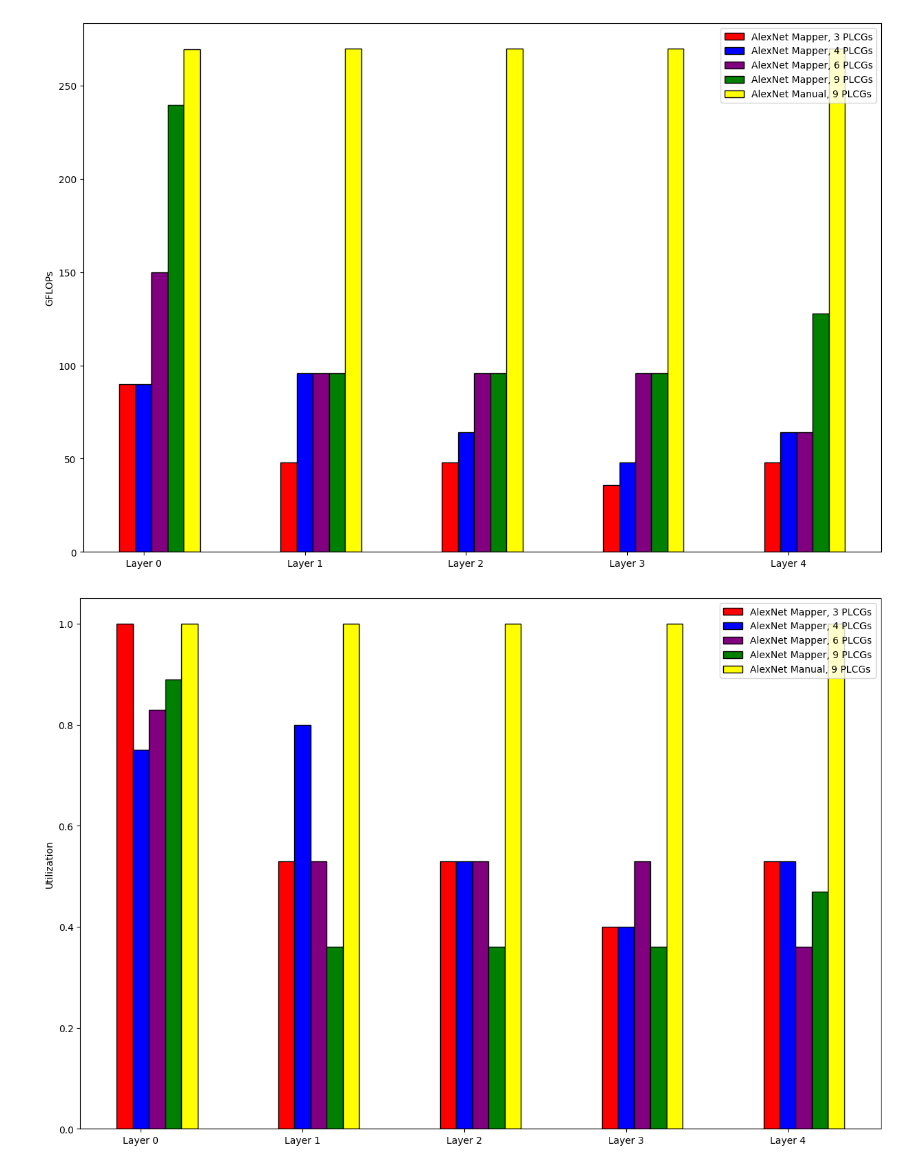
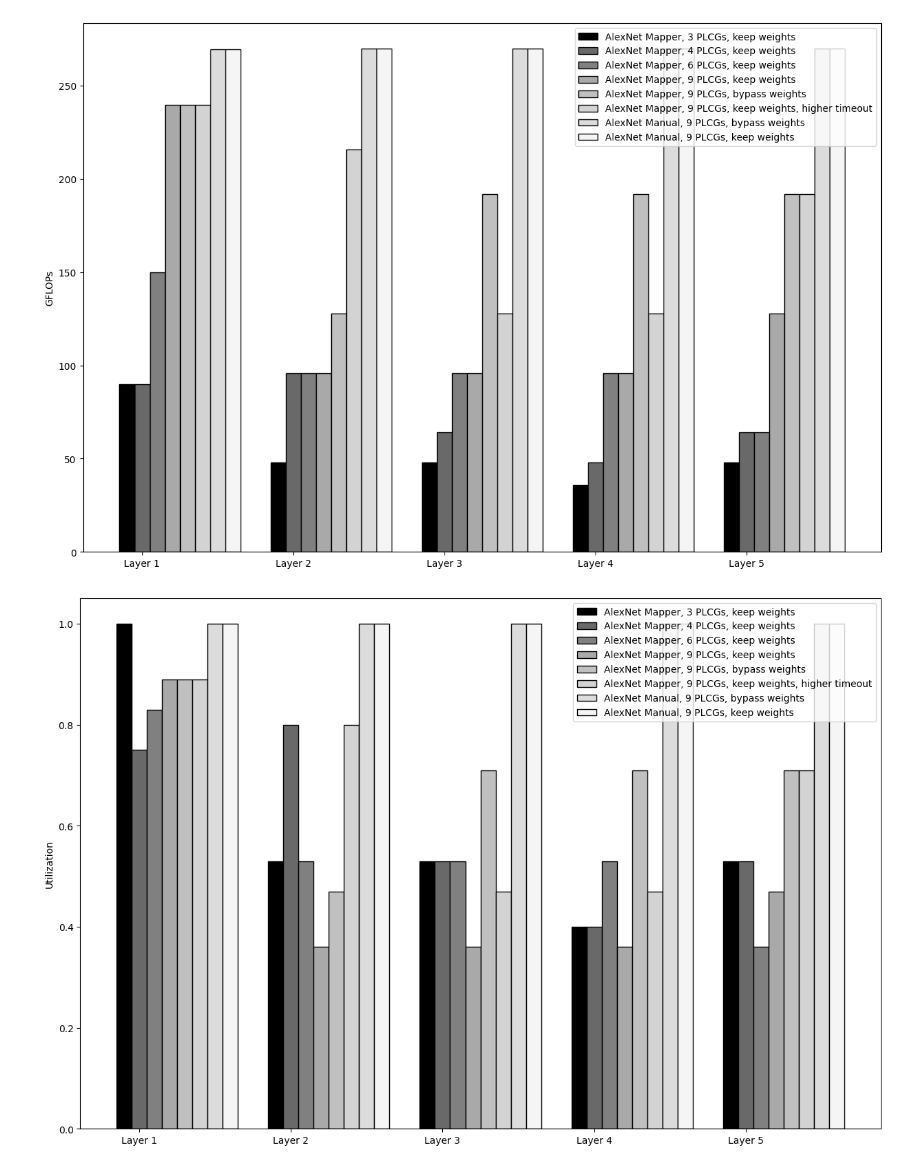
Before and after one commit to gohar94/dlh-project, a Jupyter notebook: workspace/final-project/scripts/plotter.ipynb, the cells around one changed output. Saved outputs shown, nothing was run; the diff lists cells and outputs as text; code cells hidden in the pictures.

```diff
--- a/workspace/final-project/scripts/plotter.ipynb
+++ b/workspace/final-project/scripts/plotter.ipynb
@@ -9,7 +9,7 @@ def barplot(experiments, experiment_names, category):
     else:
         category_label = category
 
-    colors = ['red', 'blue', 'purple', 'green', 'yellow', 'orange', 'black']
+    colors = ['black', 'dimgray', 'gray', 'darkgray', 'silver', 'lightgray', 'gainsboro', 'whitesmoke', 'white', 'snow']
     bar_width = 0.1
 
     assert len(experiments) == len(experiment_names)
@@ -27,7 +27,7 @@ def barplot(experiments, experiment_names, category):
             values[e].append(layer_stats[category])
 
     rs = [np.arange(len(layer_names))]
-    for i in range(1, len(layer_names)):
+    for i in range(1, len(experiments)):
         rs.append([x + bar_width for x in rs[i-1]])
 
     plt.figure(figsize=(15, 10))
@@ -40,14 +40,36 @@ def barplot(experiments, experiment_names, category):
 
     plt.legend()
 # %%
-alexnet_mapper_3 = load_data('../results/alexnet/mapper/3/stats.pkl')
-alexnet_mapper_4 = load_data('../results/alexnet/mapper/4/stats.pkl')
-alexnet_mapper_6 = load_data('../results/alexnet/mapper/6/stats.pkl')
-alexnet_mapper_9 = load_data('../results/alexnet/mapper/9/stats.pkl')
-alexnet_manual_9 = load_data('../results/alexnet/manual/9/stats.pkl')
+alexnet_mapper_3_keep = load_data('../results/alexnet/mapper/3_keep/stats.pkl')
+alexnet_mapper_4_keep = load_data('../results/alexnet/mapper/4_keep/stats.pkl')
+alexnet_mapper_6_keep = load_data('../results/alexnet/mapper/6_keep/stats.pkl')
+alexnet_mapper_9_keep = load_data('../results/alexnet/mapper/9_keep/stats.pkl')
+alexnet_mapper_9_bypass = load_data('../results/alexnet/mapper/9_bypass/stats.pkl')
+alexnet_mapper_9_keep_highertimeout = load_data('../results/alexnet/mapper/9_keep_highertimeout/stats.pkl')
+alexnet_manual_9_bypass = load_data('../results/alexnet/manual/9_bypass/stats.pkl')
+alexnet_manual_9_keep = load_data('../results/alexnet/manual/9_keep/stats.pkl')
 
-experiments = [alexnet_mapper_3, alexnet_mapper_4, alexnet_mapper_6, alexnet_mapper_9, alexnet_manual_9]
-experiment_names = ['AlexNet Mapper, 3 PLCGs', 'AlexNet Mapper, 4 PLCGs', 'AlexNet Mapper, 6 PLCGs', 'AlexNet Mapper, 9 PLCGs', 'AlexNet Manual, 9 PLCGs']
+experiments = [
+    alexnet_mapper_3_keep,
+    alexnet_mapper_4_keep,
+    alexnet_mapper_6_keep,
+    alexnet_mapper_9_keep,
+    alexnet_mapper_9_bypass,
+    alexnet_mapper_9_keep_highertimeout,
+    alexnet_manual_9_bypass,
+    alexnet_manual_9_keep,
+]
+
+experiment_names = [
+    'AlexNet Mapper, 3 PLCGs, keep weights',
+    'AlexNet Mapper, 4 PLCGs, keep weights',
+    'AlexNet Mapper, 6 PLCGs, keep weights',
+    'AlexNet Mapper, 9 PLCGs, keep weights',
+    'AlexNet Mapper, 9 PLCGs, bypass weights',
+    'AlexNet Mapper, 9 PLCGs, keep weights, higher timeout',
+    'AlexNet Manual, 9 PLCGs, bypass weights',
+    'AlexNet Manual, 9 PLCGs, keep weights',
+]
 categories = ['Energy', 'Cycles', 'pJ/Compute Total', 'GLOPs', 'Utilization']
 
 for category in categories:
@@ -59,5 +81,5 @@ for category in categories:
-[figure, old version]
+[figure, new version]
-[figure, old version]
+[figure, new version]
 # %%
 vgg16_mapper_9 = load_data('../results/vgg16/mapper/9/stats.pkl')
 vgg16_manual_9 = load_data('../results/vgg16/manual/9/stats.pkl')
```
Also changed, not shown: parts of 2 cells of this notebook, 1 other file.
